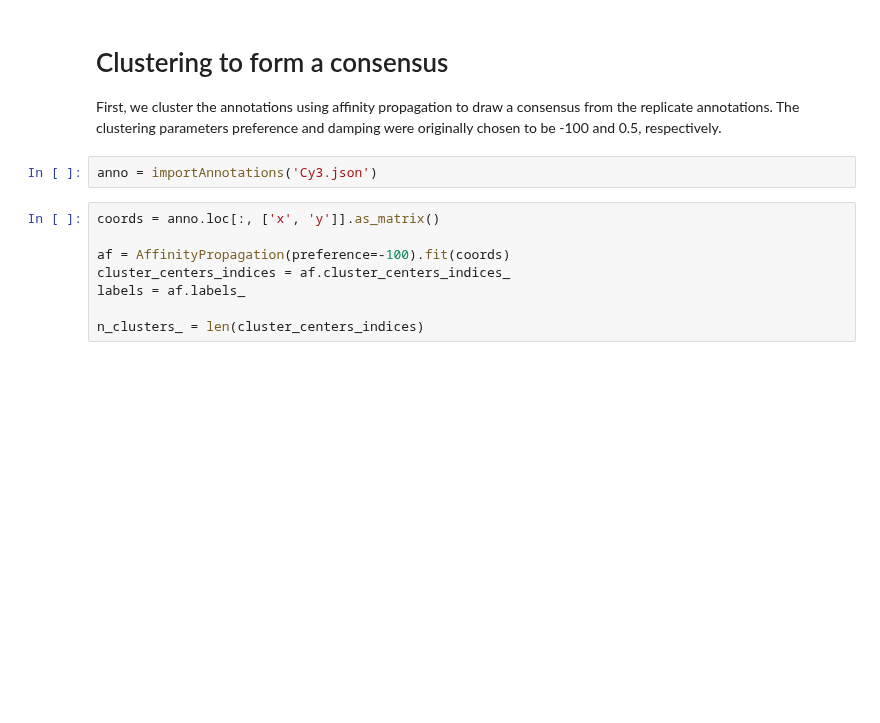
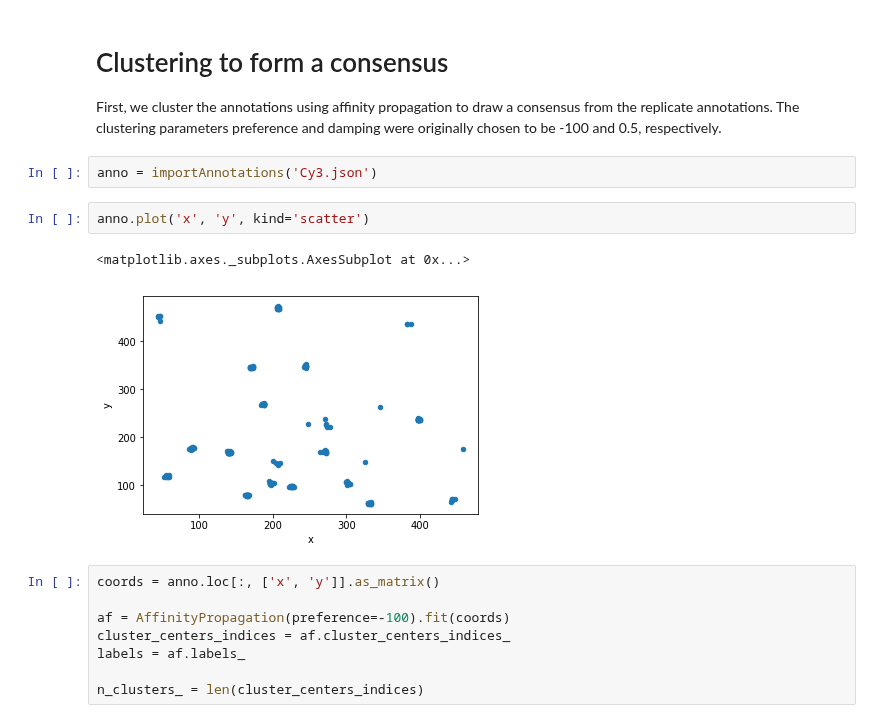
Before and after one commit to czbiohub-sf/instapipeline, a Jupyter notebook: RCA/2018-04-06/GAPDH annotations.ipynb, the cells around one changed output. Drawn from its saved outputs; the diff is of its cells as text; blank space fills up the shorter version.

```diff
--- a/RCA/2018-04-06/GAPDH annotations.ipynb
+++ b/RCA/2018-04-06/GAPDH annotations.ipynb
@@ -35,6 +35,11 @@ Note that for the coordinates, the origin (0, 0) is in the upper left hand corne
 First, we cluster the annotations using affinity propagation to draw a consensus from the replicate annotations. The clustering parameters preference and damping were originally chosen to be -100 and 0.5, respectively.
 # %%
 anno = importAnnotations('Cy3.json')
+# %%
+anno.plot('x', 'y', kind='scatter')
+# %% [output]
+<matplotlib.axes._subplots.AxesSubplot at 0x...>
+[figure, added]
 # %%
 coords = anno.loc[:, ['x', 'y']].as_matrix()
 
```
Also changed, not shown: 1 other file.
